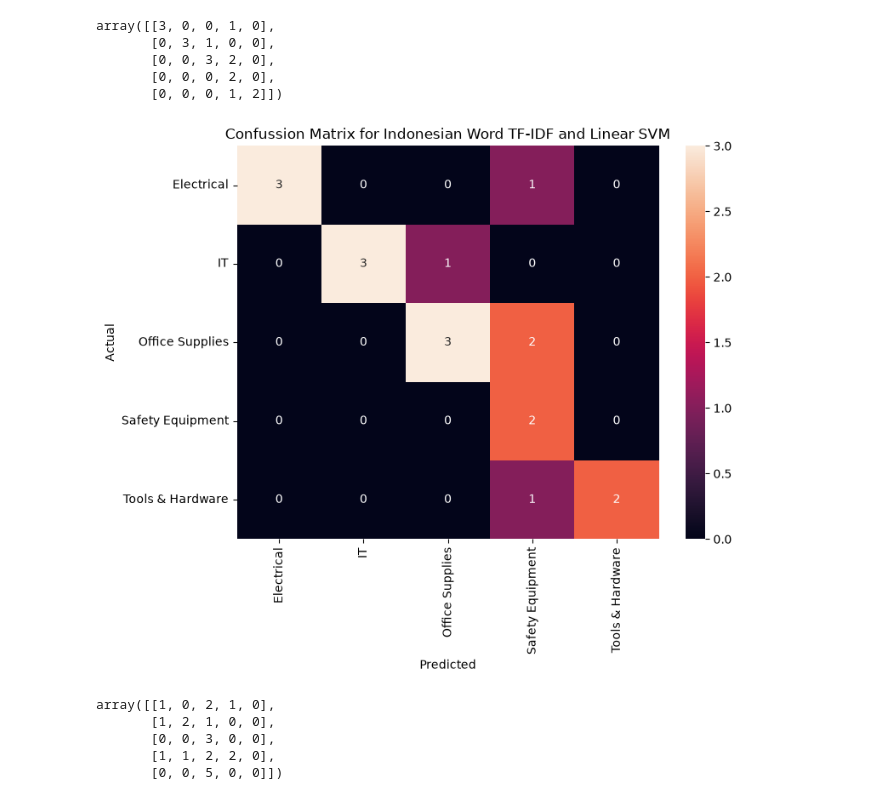
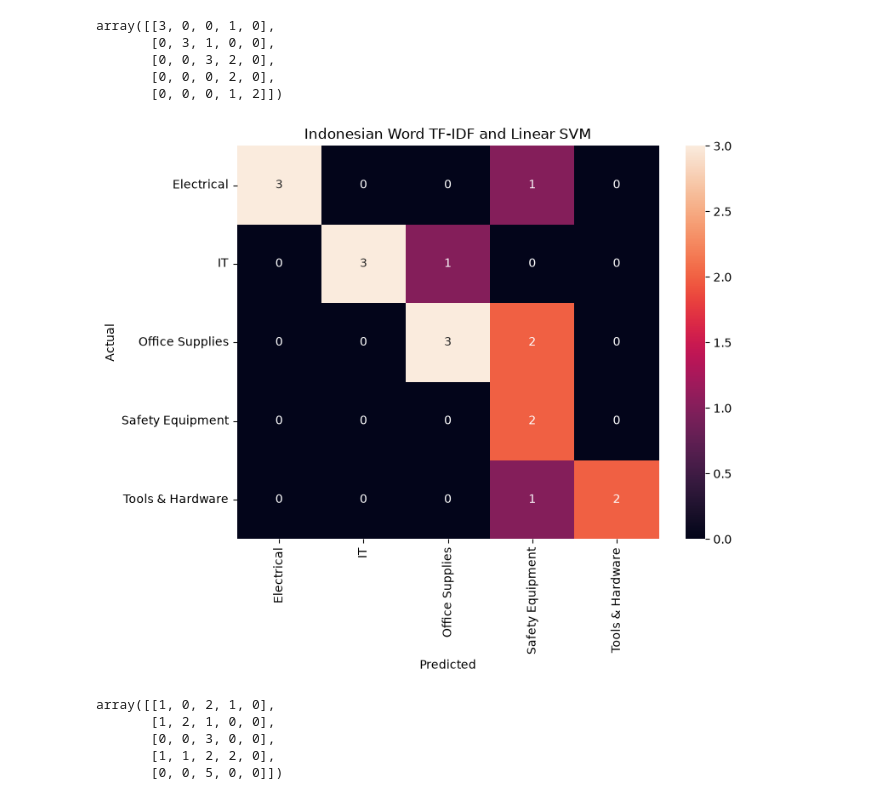
Before and after one commit to annisatzky-tech/chinese-indonesian-product-classification, a Jupyter notebook: notebooks/02_baseline_model.ipynb, the cells around one changed output. Saved outputs shown, nothing was run; the diff lists cells and outputs as text; code cells hidden in the pictures.

```diff
--- a/notebooks/02_baseline_model.ipynb
+++ b/notebooks/02_baseline_model.ipynb
@@ -582,21 +520,21 @@ array([[3, 0, 0, 1, 0],
 # %%
 plt.figure(figsize=(8,6))
 
 sns.heatmap(
     id_cm,
     annot=True,
     fmt='d',
     xticklabels=id_model.classes_,
     yticklabels=id_model.classes_
 )
 
 plt.xlabel('Predicted')
 plt.ylabel('Actual')
-plt.title('Confussion Matrix for Indonesian Word TF-IDF and Linear SVM')
+plt.title('Indonesian Word TF-IDF and Linear SVM')
 
 plt.show()
 # %% [output]
-[figure, old version]
+[figure, new version]
 # %%
 zh_cm = confusion_matrix(
     test_zh['category'],
```
Also changed, not shown: parts of 11 cells of this notebook.
